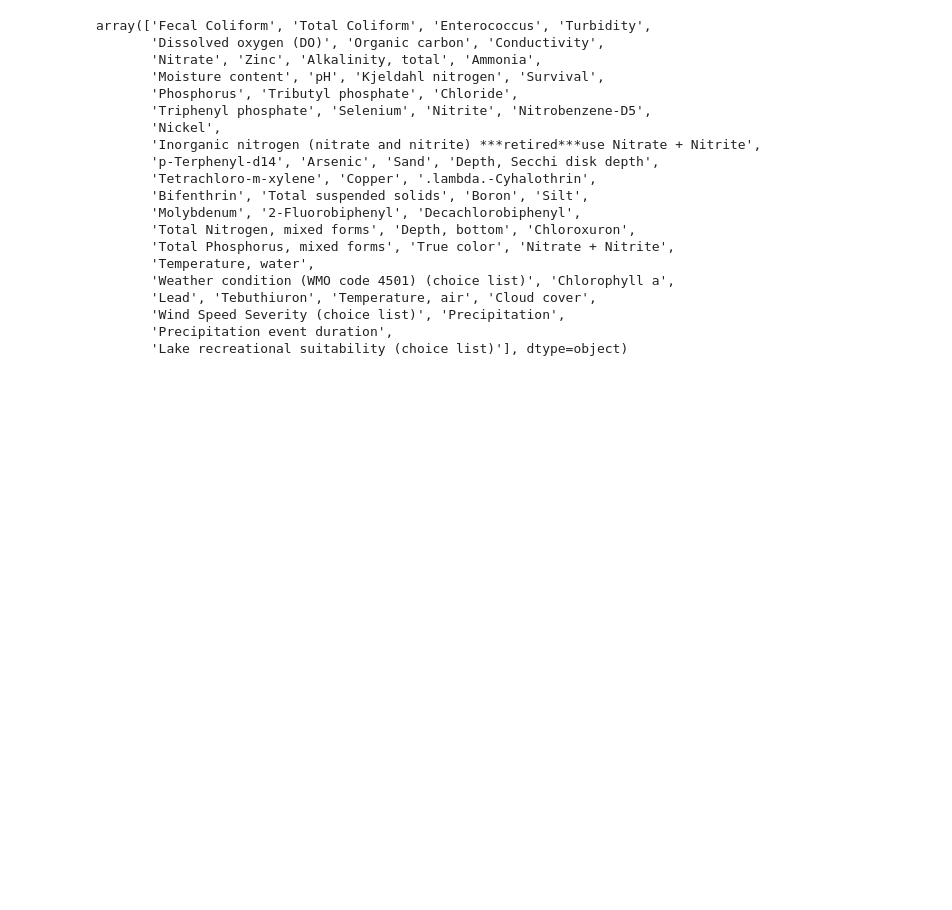
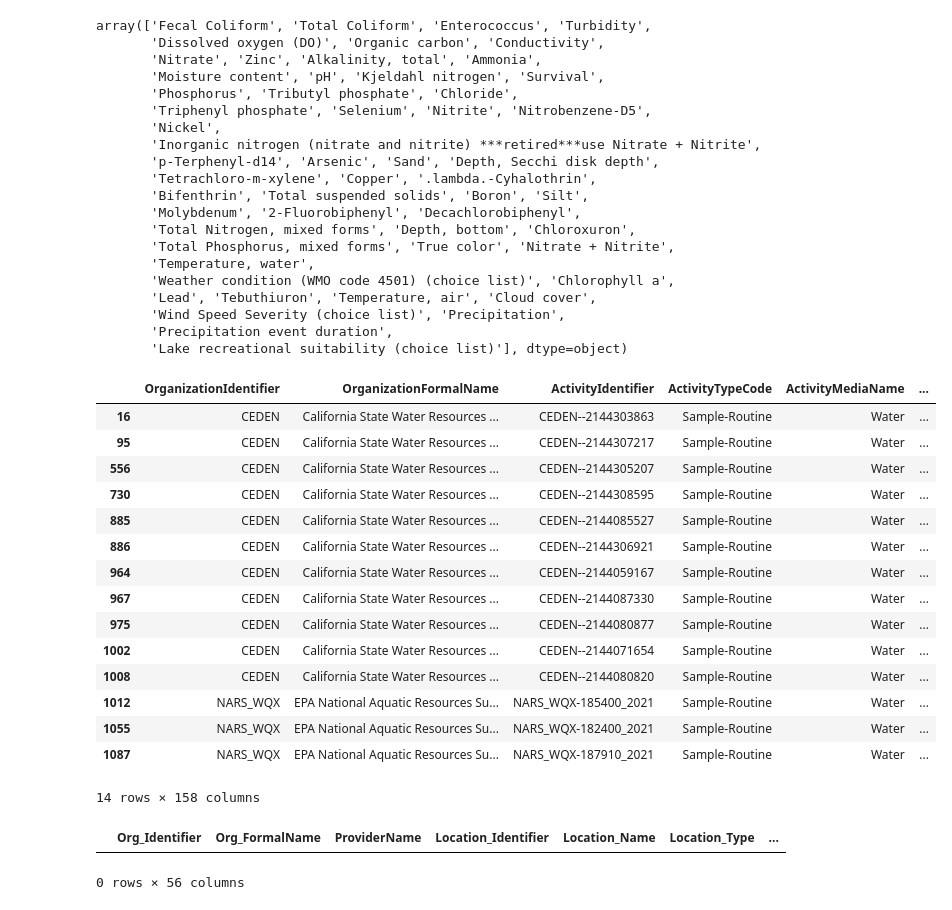
Before and after one commit to vishalival/eneres131-final-proj, a Jupyter notebook: core_prediction_question.ipynb, the cells around one changed output. Cells and saved outputs as stored; diff of their text form; code cells hidden in the pictures; blank space fills up the shorter version.

```diff
--- a/core_prediction_question.ipynb
+++ b/core_prediction_question.ipynb
@@ -210,3 +205,28 @@ array(['Fecal Coliform', 'Total Coliform', 'Enterococcus', 'Turbidity',
        'Wind Speed Severity (choice list)', 'Precipitation',
        'Precipitation event duration',
        'Lake recreational suitability (choice list)'], dtype=object)
+# %%
+biological_df[biological_df["CharacteristicName"] == 'Organic carbon']
+# %% [output]
+|  | OrganizationIdentifier | OrganizationFormalName | ActivityIdentifier | ActivityTypeCode | ActivityMediaName | ... |
+| 16 | CEDEN | California State Water Resources ... | CEDEN--2144303863 | Sample-Routine | Water | ... |
+| 95 | CEDEN | California State Water Resources ... | CEDEN--2144307217 | Sample-Routine | Water | ... |
+| 556 | CEDEN | California State Water Resources ... | CEDEN--2144305207 | Sample-Routine | Water | ... |
+| 730 | CEDEN | California State Water Resources ... | CEDEN--2144308595 | Sample-Routine | Water | ... |
+| 885 | CEDEN | California State Water Resources ... | CEDEN--2144085527 | Sample-Routine | Water | ... |
+| 886 | CEDEN | California State Water Resources ... | CEDEN--2144306921 | Sample-Routine | Water | ... |
+| 964 | CEDEN | California State Water Resources ... | CEDEN--2144059167 | Sample-Routine | Water | ... |
+| 967 | CEDEN | California State Water Resources ... | CEDEN--2144087330 | Sample-Routine | Water | ... |
+| 975 | CEDEN | California State Water Resources ... | CEDEN--2144080877 | Sample-Routine | Water | ... |
+| 1002 | CEDEN | California State Water Resources ... | CEDEN--2144071654 | Sample-Routine | Water | ... |
+| 1008 | CEDEN | California State Water Resources ... | CEDEN--2144080820 | Sample-Routine | Water | ... |
+| 1012 | NARS_WQX | EPA National Aquatic Resources Su... | NARS_WQX-185400_2021 | Sample-Routine | Water | ... |
+| 1055 | NARS_WQX | EPA National Aquatic Resources Su... | NARS_WQX-182400_2021 | Sample-Routine | Water | ... |
+| 1087 | NARS_WQX | EPA National Aquatic Resources Su... | NARS_WQX-187910_2021 | Sample-Routine | Water | ... |
+14 rows × 158 columns
+# %%
+station_df = pd.read_csv("Station.csv")
+station_df.head()
+# %% [output]
+|  | Org_Identifier | Org_FormalName | ProviderName | Location_Identifier | Location_Name | Location_Type | ... |
+0 rows × 56 columns
```
Also changed, not shown: parts of 2 cells of this notebook, 1 other file.
